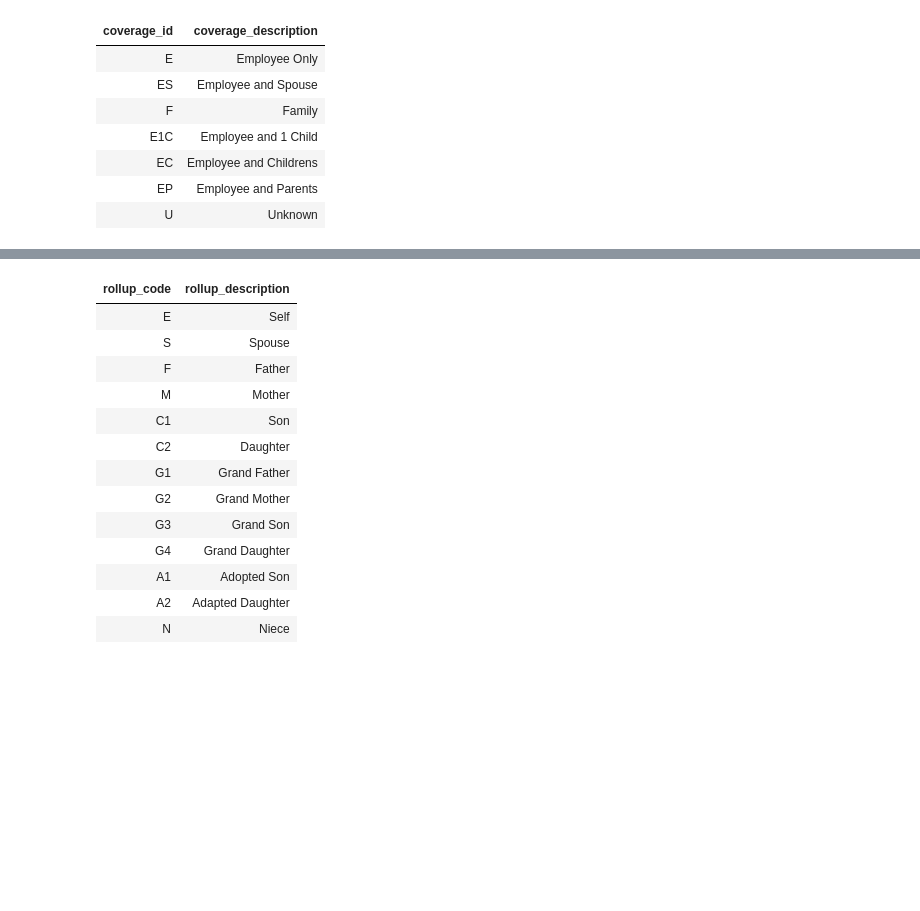
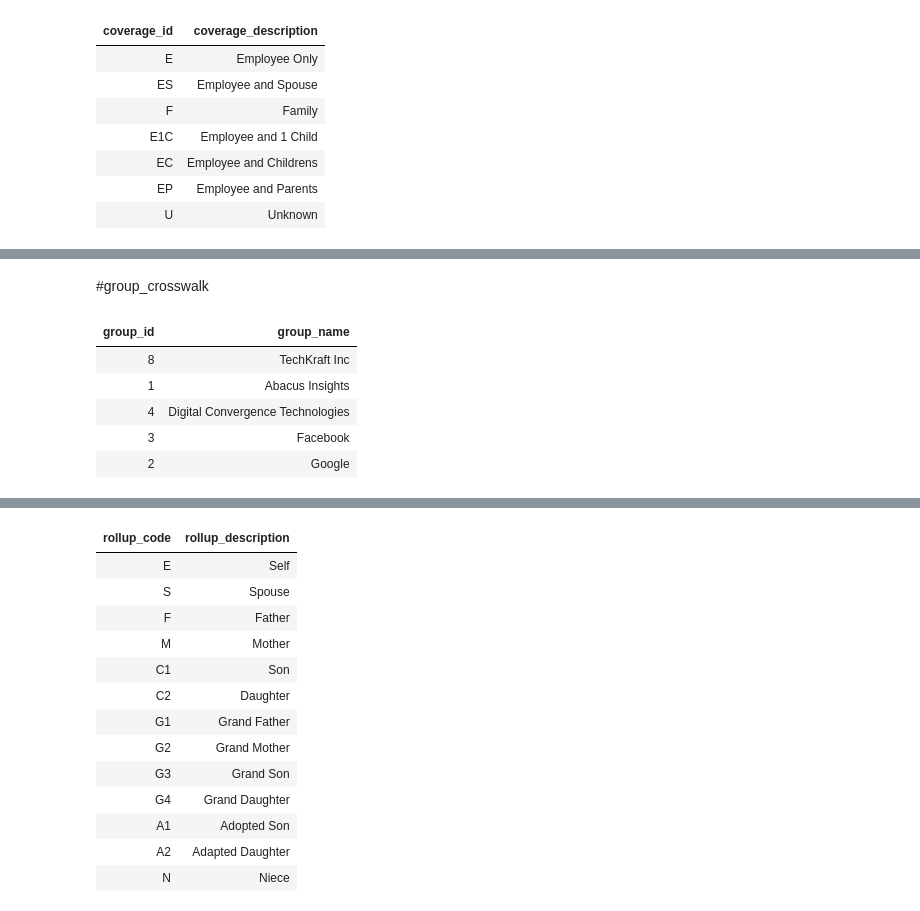
Before and after one commit to cezanekarki/Bootcamp-Tasks, a Jupyter notebook: US HealthCare Project/US_healthcare_mock_data_project.ipynb, the cells around one changed output, grey strips where cells are left out. Cells and saved outputs as stored; diff of their text form; code cells hidden in the pictures; blank space fills up the shorter version.

```diff
--- a/US HealthCare Project/US_healthcare_mock_data_project.ipynb
+++ b/US HealthCare Project/US_healthcare_mock_data_project.ipynb
@@ -83,0 +77,11 @@ group_crosswalk.show()
+# %% [markdown]
+#group_crosswalk
+# %%
+display(group_crosswalk)
+# %% [output]
+| group_id | group_name |
+| 8 | TechKraft Inc |
+| 1 | Abacus Insights |
+| 4 | Digital Convergence Technologies |
+| 3 | Facebook |
+| 2 | Google |
```
Also changed, not shown: parts of 27 cells of this notebook.
